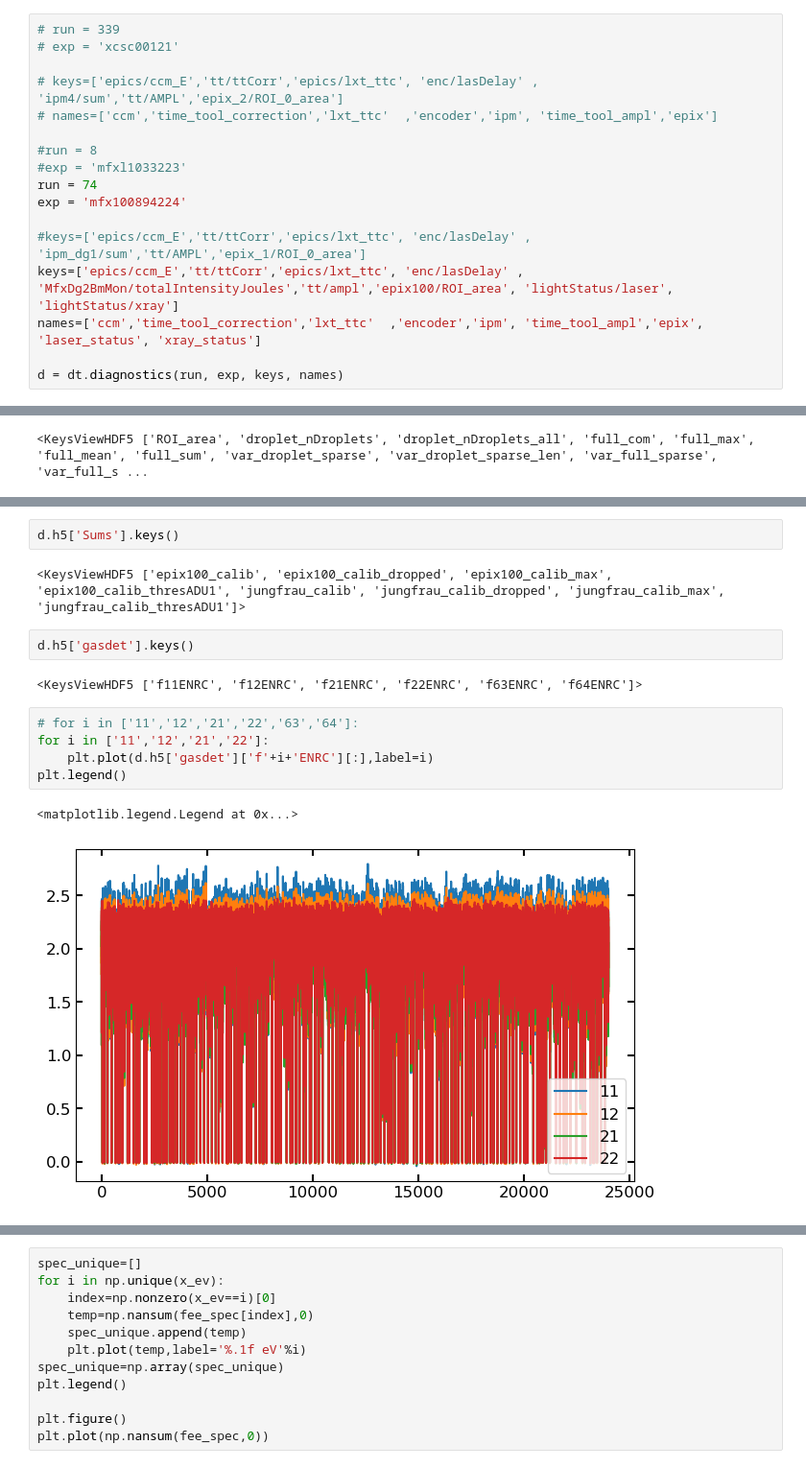
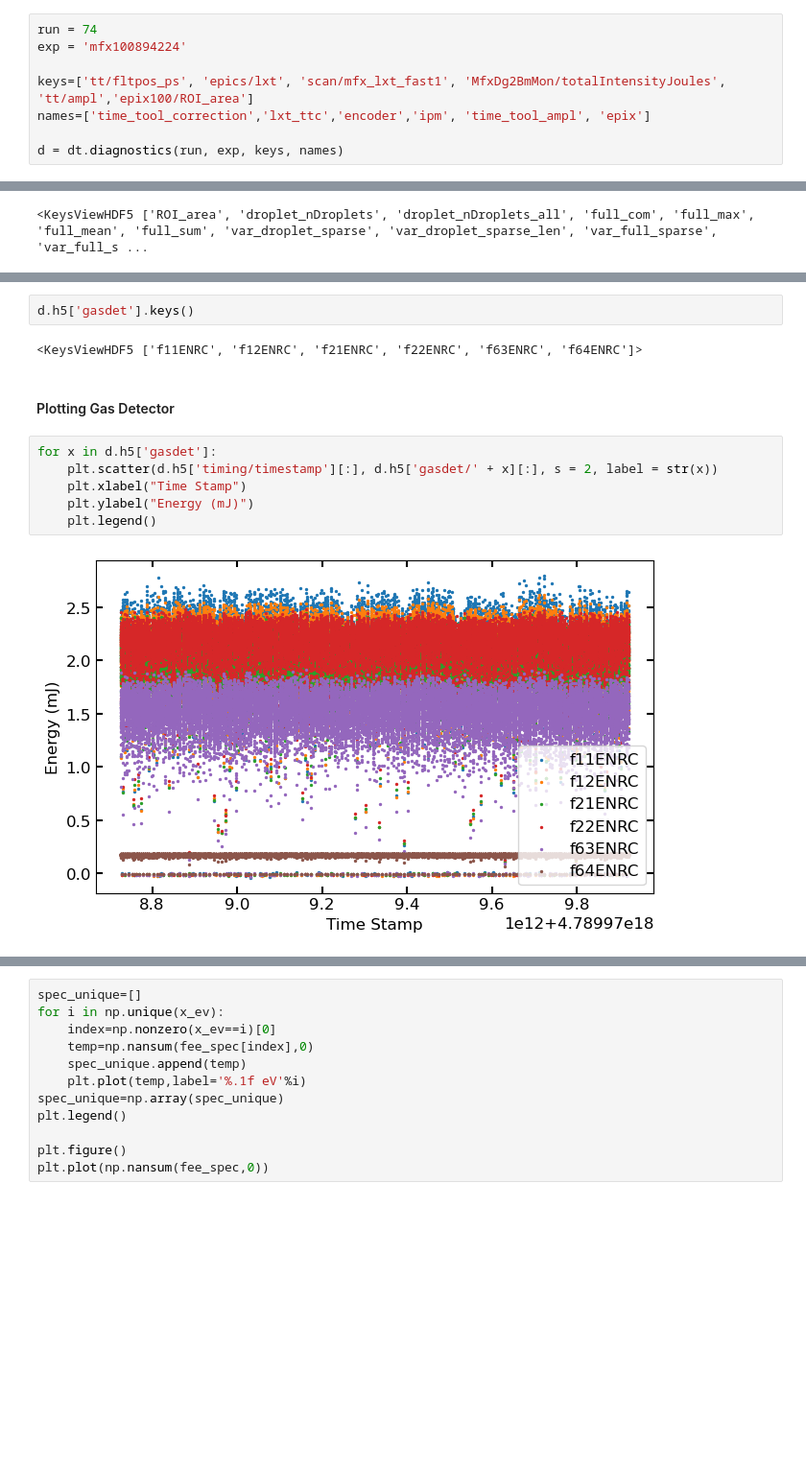
Before and after one commit to lg345/XSpect, a Jupyter notebook: diagnostics.ipynb, the cells around one changed output, grey strips where cells are left out. Shown at 96% size. Saved outputs shown, nothing was run; the diff lists cells and outputs as text; blank space fills up the shorter version.

```diff
--- a/diagnostics.ipynb
+++ b/diagnostics.ipynb
@@ -21,18 +26,9 @@ Modules imported!
 # %%
-# run = 339
-# exp = 'xcsc00121'
-
-# keys=['epics/ccm_E','tt/ttCorr','epics/lxt_ttc', 'enc/lasDelay' , 'ipm4/sum','tt/AMPL','epix_2/ROI_0_area']
-# names=['ccm','time_tool_correction','lxt_ttc'  ,'encoder','ipm', 'time_tool_ampl','epix']
-
-#run = 8
-#exp = 'mfxl1033223'
 run = 74
 exp = 'mfx100894224'
 
-#keys=['epics/ccm_E','tt/ttCorr','epics/lxt_ttc', 'enc/lasDelay' , 'ipm_dg1/sum','tt/AMPL','epix_1/ROI_0_area']
-keys=['epics/ccm_E','tt/ttCorr','epics/lxt_ttc', 'enc/lasDelay' , 'MfxDg2BmMon/totalIntensityJoules','tt/ampl','epix100/ROI_area', 'lightStatus/laser', 'lightStatus/xray']
-names=['ccm','time_tool_correction','lxt_ttc'  ,'encoder','ipm', 'time_tool_ampl','epix', 'laser_status', 'xray_status']
+keys=['tt/fltpos_ps', 'epics/lxt', 'scan/mfx_lxt_fast1', 'MfxDg2BmMon/totalIntensityJoules', 'tt/ampl','epix100/ROI_area']
+names=['time_tool_correction','lxt_ttc','encoder','ipm', 'time_tool_ampl', 'epix']
 
 d = dt.diagnostics(run, exp, keys, names)
 # %% [output]
@@ -170,16 +166,14 @@ d.h5
-# %%
-d.h5['Sums'].keys()
-# %% [output]
-<KeysViewHDF5 ['epix100_calib', 'epix100_calib_dropped', 'epix100_calib_max', 'epix100_calib_thresADU1', 'jungfrau_calib', 'jungfrau_calib_dropped', 'jungfrau_calib_max', 'jungfrau_calib_thresADU1']>
 # %%
 d.h5['gasdet'].keys()
 # %% [output]
 <KeysViewHDF5 ['f11ENRC', 'f12ENRC', 'f21ENRC', 'f22ENRC', 'f63ENRC', 'f64ENRC']>
-# %%
-# for i in ['11','12','21','22','63','64']:
-for i in ['11','12','21','22']:
-    plt.plot(d.h5['gasdet']['f'+i+'ENRC'][:],label=i)
-plt.legend()
-# %% [output]
-<matplotlib.legend.Legend at 0x...>
-[figure, removed]
+# %% [markdown]
+#### Plotting Gas Detector
+# %%
+for x in d.h5['gasdet']:
+    plt.scatter(d.h5['timing/timestamp'][:], d.h5['gasdet/' + x][:], s = 2, label = str(x))
+    plt.xlabel("Time Stamp")
+    plt.ylabel("Energy (mJ)")
+    plt.legend()
+# %% [output]
+[figure, added]
```
Also changed, not shown: parts of 52 cells of this notebook, 2 other files.
